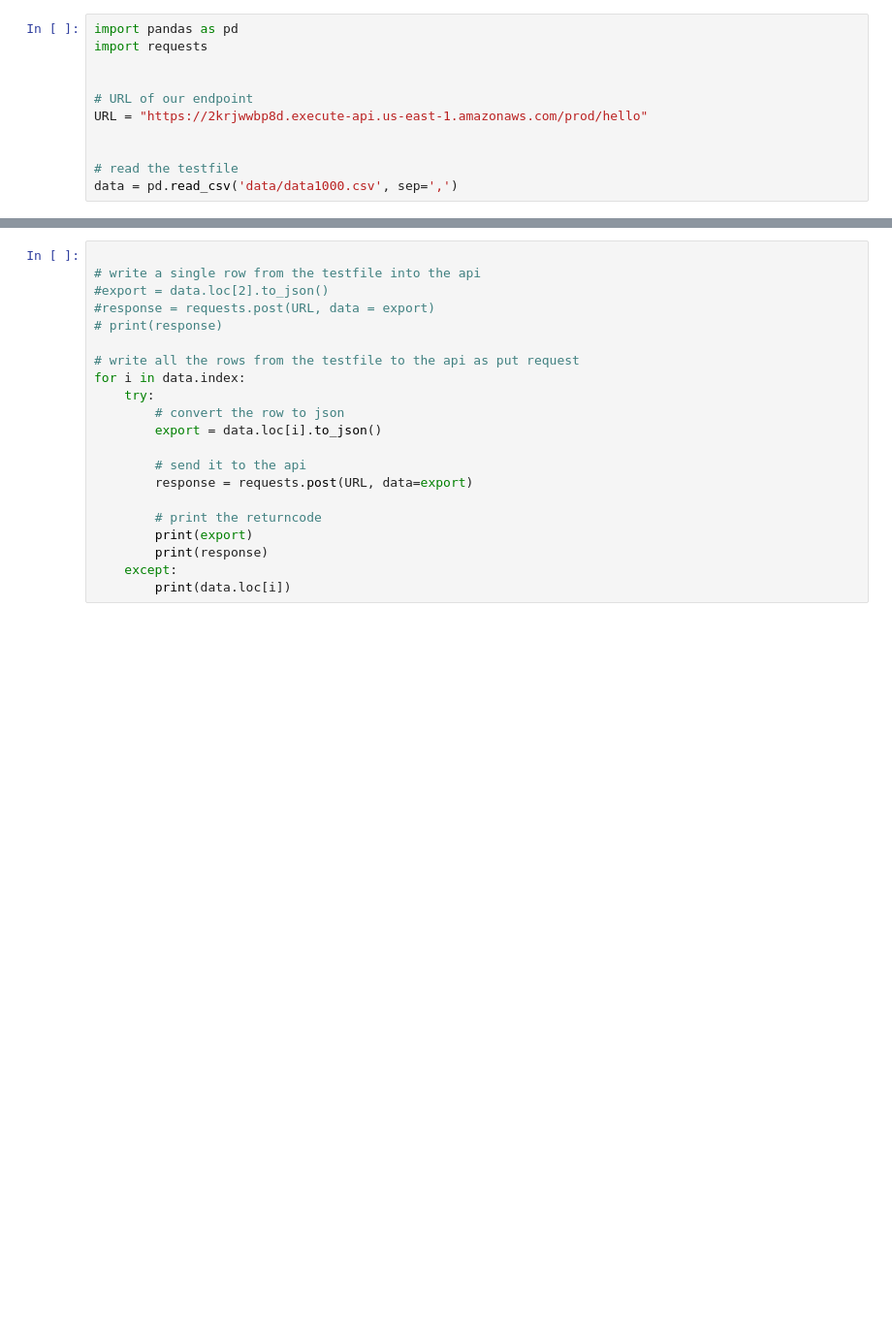
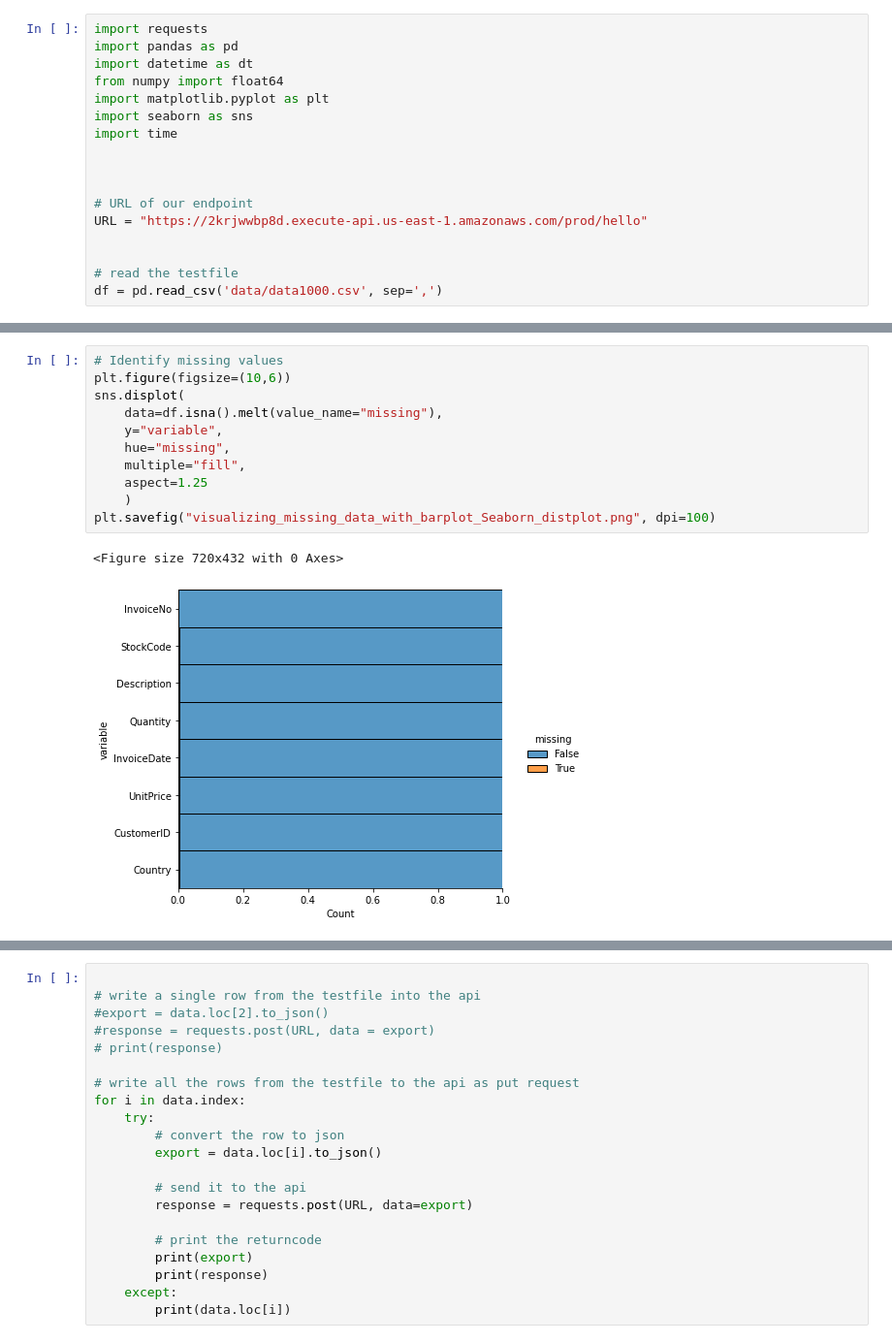
Before and after one commit to jecastrom/ironhack-final-project, a Jupyter notebook: test_ingestion.ipynb, the cells around one changed output, grey strips where cells are left out. Shown: that part at 97% size. Saved outputs shown, nothing was run; the diff lists cells and outputs as text; blank space fills up the shorter version.

```diff
--- a/test_ingestion.ipynb
+++ b/test_ingestion.ipynb
@@ -1,6 +1,12 @@
 # %%
+import requests
 import pandas as pd
-import requests
+import datetime as dt
+from numpy import float64
+import matplotlib.pyplot as plt
+import seaborn as sns
+import time
+
 
 
 # URL of our endpoint
@@ -8,4 +14,4 @@ URL = "https://2krjwwbp8d.execute-api.us-east-1.amazonaws.com/prod/hello"
 
 
 # read the testfile
-data = pd.read_csv('data/data1000.csv', sep=',')
+df = pd.read_csv('data/data1000.csv', sep=',')
@@ -11,0 +34,14 @@ data = pd.read_csv('data/data1000.csv', sep=',')
+# %%
+# Identify missing values
+plt.figure(figsize=(10,6))
+sns.displot(
+    data=df.isna().melt(value_name="missing"),
+    y="variable",
+    hue="missing",
+    multiple="fill",
+    aspect=1.25
+    )
+plt.savefig("visualizing_missing_data_with_barplot_Seaborn_distplot.png", dpi=100)
+# %% [output]
+<Figure size 720x432 with 0 Axes>
+[figure, added]
```
Also changed, not shown: parts of 6 cells of this notebook, 2 other files.
